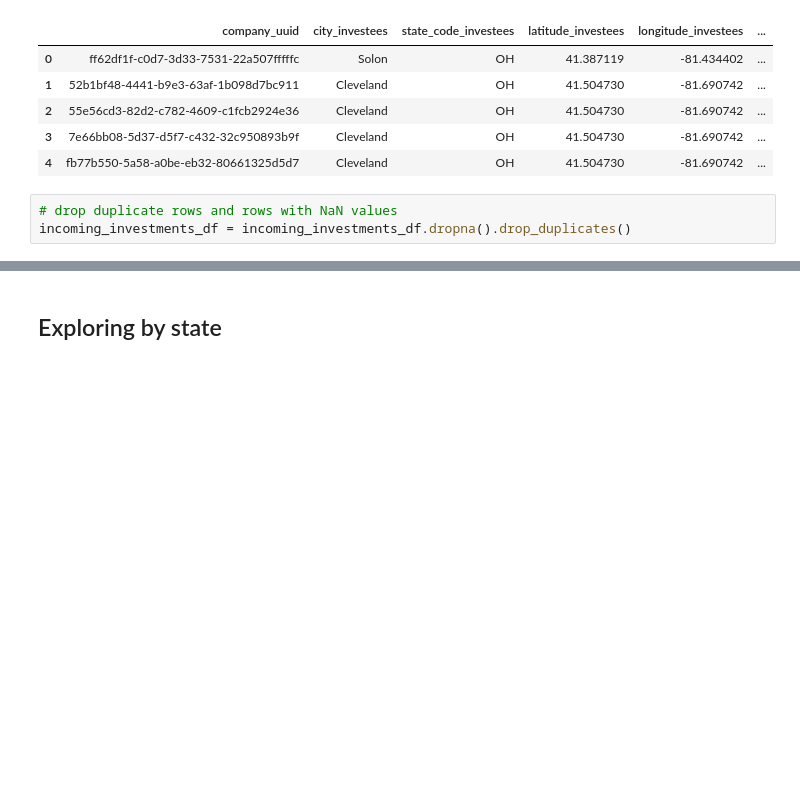
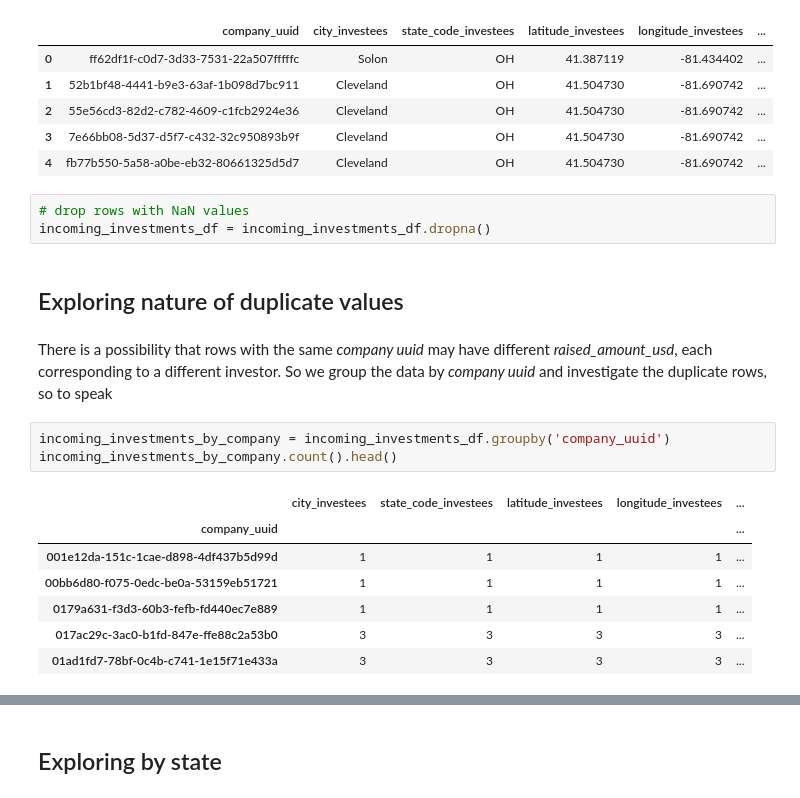
Before and after one commit to CIT-ee/MSA-Investment-Flow, a Jupyter notebook: notebooks/0.1-spider101-exploring-incoming-investments.ipynb, the cells around one changed output, grey strips where cells are left out. Saved outputs shown, nothing was run; the diff lists cells and outputs as text; blank space fills up the shorter version.

```diff
--- a/notebooks/0.1-spider101-exploring-incoming-investments.ipynb
+++ b/notebooks/0.1-spider101-exploring-incoming-investments.ipynb
@@ -38,5 +38,20 @@ incoming_investments_df.head()
 | 3 | 7e66bb08-5d37-d5f7-c432-32c950893b9f | Cleveland | OH | 41.504730 | -81.690742 | ... |
 | 4 | fb77b550-5a58-a0be-eb32-80661325d5d7 | Cleveland | OH | 41.504730 | -81.690742 | ... |
 # %%
-# drop duplicate rows and rows with NaN values
-incoming_investments_df = incoming_investments_df.dropna().drop_duplicates()
+# drop rows with NaN values
+incoming_investments_df = incoming_investments_df.dropna()
+# %% [markdown]
+## Exploring nature of duplicate values
+# %% [markdown]
+There is a possibility that rows with the same *company uuid* may have different *raised_amount_usd*, each corresponding to a different investor. So we group the data by *company uuid* and investigate the duplicate rows, so to speak
+# %%
+incoming_investments_by_company = incoming_investments_df.groupby('company_uuid')
+incoming_investments_by_company.count().head()
+# %% [output]
+|  | city_investees | state_code_investees | latitude_investees | longitude_investees | ... |
+| company_uuid |  |  |  |  | ... |
+| 001e12da-151c-1cae-d898-4df437b5d99d | 1 | 1 | 1 | 1 | ... |
+| 00bb6d80-f075-0edc-be0a-53159eb51721 | 1 | 1 | 1 | 1 | ... |
+| 0179a631-f3d3-60b3-fefb-fd440ec7e889 | 1 | 1 | 1 | 1 | ... |
+| 017ac29c-3ac0-b1fd-847e-ffe88c2a53b0 | 3 | 3 | 3 | 3 | ... |
+| 01ad1fd7-78bf-0c4b-c741-1e15f71e433a | 3 | 3 | 3 | 3 | ... |
```
Also changed, not shown: parts of 11 cells of this notebook, 2 other files.
